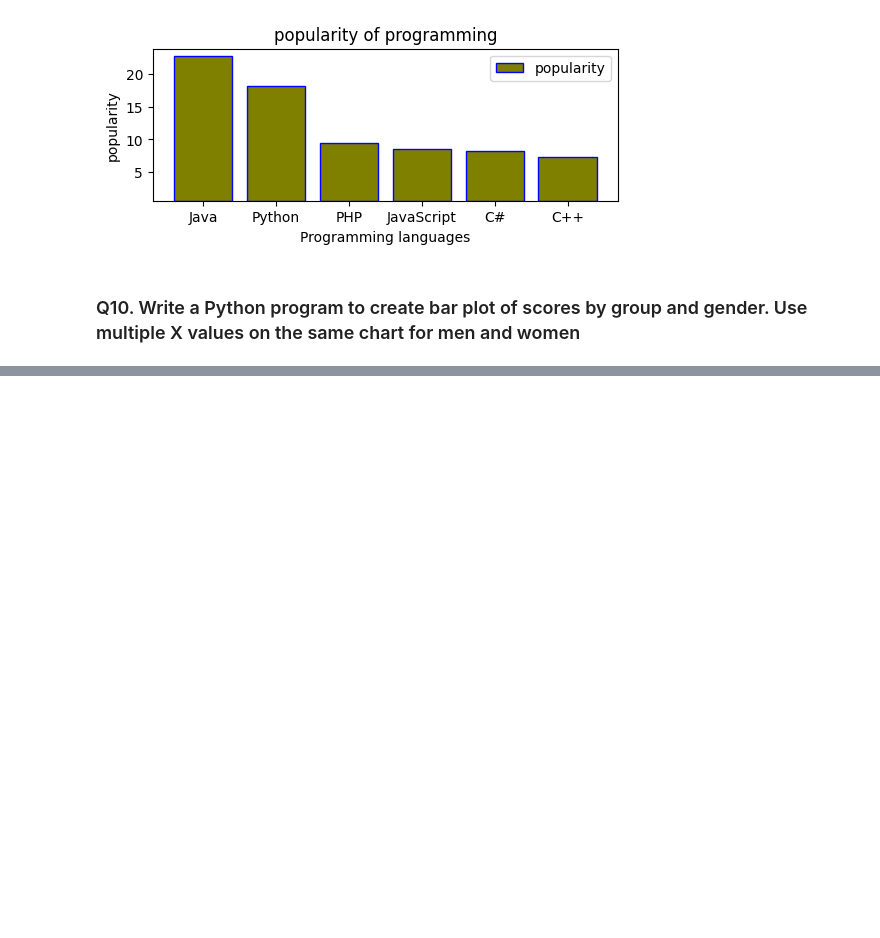
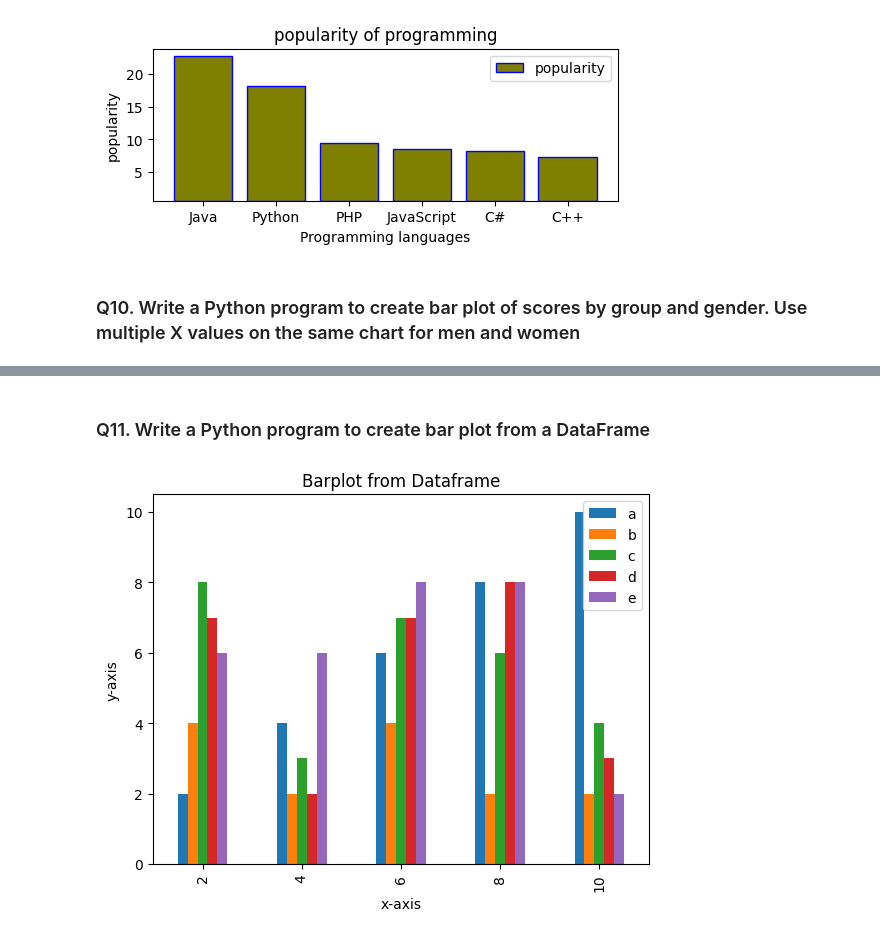
Before and after one commit to Ankitha8105/Python_Libraries, a Jupyter notebook: Matplotlib/bargraph.ipynb, the cells around one changed output, grey strips where cells are left out. Saved outputs shown, nothing was run; the diff lists cells and outputs as text; code cells hidden in the pictures; blank space fills up the shorter version.

```diff
--- a/Matplotlib/bargraph.ipynb
+++ b/Matplotlib/bargraph.ipynb
@@ -409,0 +414,34 @@ if __name__ == "__main__":
+# %% [markdown]
+### Q11. Write a Python program to create bar plot from a DataFrame
+# %%
+log = logger.logger_init('Q11')
+
+
+def plot_from_dataframe(data):
+    """
+    Description :
+        This function is used to create bar plot from a DataFrame
+    Parameters :
+        data = DataFrame data
+    Return :
+        It returns bar plots from DataFrame
+    """
+    data.plot(kind='bar')
+
+    plt.xlabel("x-axis")
+    plt.ylabel('y-axis')
+    plt.title("Barplot from Dataframe")
+
+    plt.show()
+
+
+def main():
+    dict={'a':[2,4,6,8,10],'b':[4,2,4,2,2],'c':[8,3,7,6,4],'d':[7,2,7,8,3],'e':[6,6,8,8,2]}
+    data = pd.DataFrame(dict,index=[2,4,6,8,10])
+    plot_from_dataframe(data)
+
+
+if __name__ == "__main__":
+    main()
+# %% [output]
+[figure, added]
```
Also changed, not shown: parts of 1 cell of this notebook.
